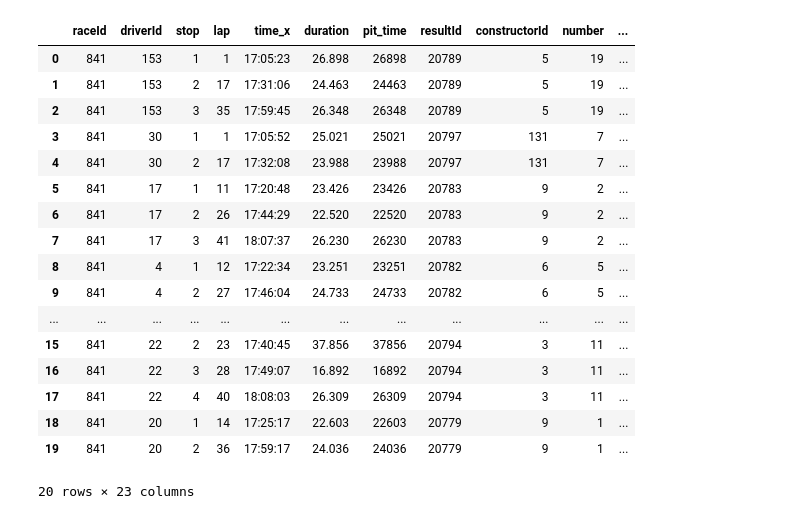
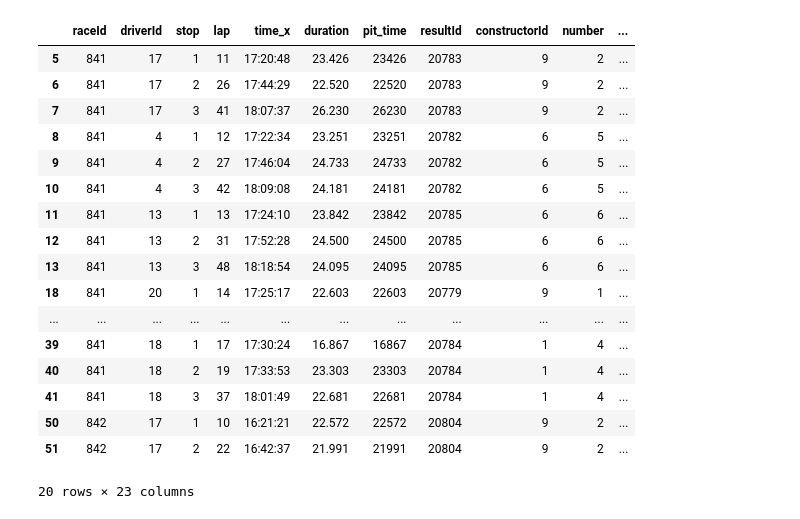
Before and after one commit to MacBeth-M/Capstone, a Jupyter notebook: Pitstops2.ipynb, the cells around one changed output. Cells and saved outputs as stored; diff of their text form; code cells hidden in the pictures.

```diff
--- a/Pitstops2.ipynb
+++ b/Pitstops2.ipynb
@@ -22,27 +33,28 @@ results.head()
 # %%
-#rename milliseconds to stop time and race_time to avoid confusion
+# rename milliseconds to stop time and race_time to avoid confusion
 pit_stops.rename(columns = {'milliseconds': 'pit_time'}, inplace = True)
 results.rename(columns = {'milliseconds': 'race_time'}, inplace = True)
-pit_merged = pd.merge(pit_stops, results, on=['raceId', 'driverId'])
+pit_merge = pd.merge(pit_stops, results, on=['raceId', 'driverId'])
+pit_merged = pit_merge[pit_merge['statusId'] == 1] # filters out only finished races
 pit_merged.head(20)
 # %% [output]
 |  | raceId | driverId | stop | lap | time_x | duration | pit_time | resultId | constructorId | number | ... |
-| 0 | 841 | 153 | 1 | 1 | 17:05:23 | 26.898 | 26898 | 20789 | 5 | 19 | ... |
-| 1 | 841 | 153 | 2 | 17 | 17:31:06 | 24.463 | 24463 | 20789 | 5 | 19 | ... |
-| 2 | 841 | 153 | 3 | 35 | 17:59:45 | 26.348 | 26348 | 20789 | 5 | 19 | ... |
-| 3 | 841 | 30 | 1 | 1 | 17:05:52 | 25.021 | 25021 | 20797 | 131 | 7 | ... |
-| 4 | 841 | 30 | 2 | 17 | 17:32:08 | 23.988 | 23988 | 20797 | 131 | 7 | ... |
 | 5 | 841 | 17 | 1 | 11 | 17:20:48 | 23.426 | 23426 | 20783 | 9 | 2 | ... |
 | 6 | 841 | 17 | 2 | 26 | 17:44:29 | 22.520 | 22520 | 20783 | 9 | 2 | ... |
 | 7 | 841 | 17 | 3 | 41 | 18:07:37 | 26.230 | 26230 | 20783 | 9 | 2 | ... |
 | 8 | 841 | 4 | 1 | 12 | 17:22:34 | 23.251 | 23251 | 20782 | 6 | 5 | ... |
 | 9 | 841 | 4 | 2 | 27 | 17:46:04 | 24.733 | 24733 | 20782 | 6 | 5 | ... |
+| 10 | 841 | 4 | 3 | 42 | 18:09:08 | 24.181 | 24181 | 20782 | 6 | 5 | ... |
+| 11 | 841 | 13 | 1 | 13 | 17:24:10 | 23.842 | 23842 | 20785 | 6 | 6 | ... |
+| 12 | 841 | 13 | 2 | 31 | 17:52:28 | 24.500 | 24500 | 20785 | 6 | 6 | ... |
+| 13 | 841 | 13 | 3 | 48 | 18:18:54 | 24.095 | 24095 | 20785 | 6 | 6 | ... |
+| 18 | 841 | 20 | 1 | 14 | 17:25:17 | 22.603 | 22603 | 20779 | 9 | 1 | ... |
 | ... | ... | ... | ... | ... | ... | ... | ... | ... | ... | ... | ... |
-| 15 | 841 | 22 | 2 | 23 | 17:40:45 | 37.856 | 37856 | 20794 | 3 | 11 | ... |
-| 16 | 841 | 22 | 3 | 28 | 17:49:07 | 16.892 | 16892 | 20794 | 3 | 11 | ... |
-| 17 | 841 | 22 | 4 | 40 | 18:08:03 | 26.309 | 26309 | 20794 | 3 | 11 | ... |
-| 18 | 841 | 20 | 1 | 14 | 17:25:17 | 22.603 | 22603 | 20779 | 9 | 1 | ... |
-| 19 | 841 | 20 | 2 | 36 | 17:59:17 | 24.036 | 24036 | 20779 | 9 | 1 | ... |
+| 39 | 841 | 18 | 1 | 17 | 17:30:24 | 16.867 | 16867 | 20784 | 1 | 4 | ... |
+| 40 | 841 | 18 | 2 | 19 | 17:33:53 | 23.303 | 23303 | 20784 | 1 | 4 | ... |
+| 41 | 841 | 18 | 3 | 37 | 18:01:49 | 22.681 | 22681 | 20784 | 1 | 4 | ... |
+| 50 | 842 | 17 | 1 | 10 | 16:21:21 | 22.572 | 22572 | 20804 | 9 | 2 | ... |
+| 51 | 842 | 17 | 2 | 22 | 16:42:37 | 21.991 | 21991 | 20804 | 9 | 2 | ... |
 20 rows × 23 columns
 # %%
 # Print all the column names in merged DataFrame
```
Also changed, not shown: parts of 34 cells of this notebook, 2 other files.
